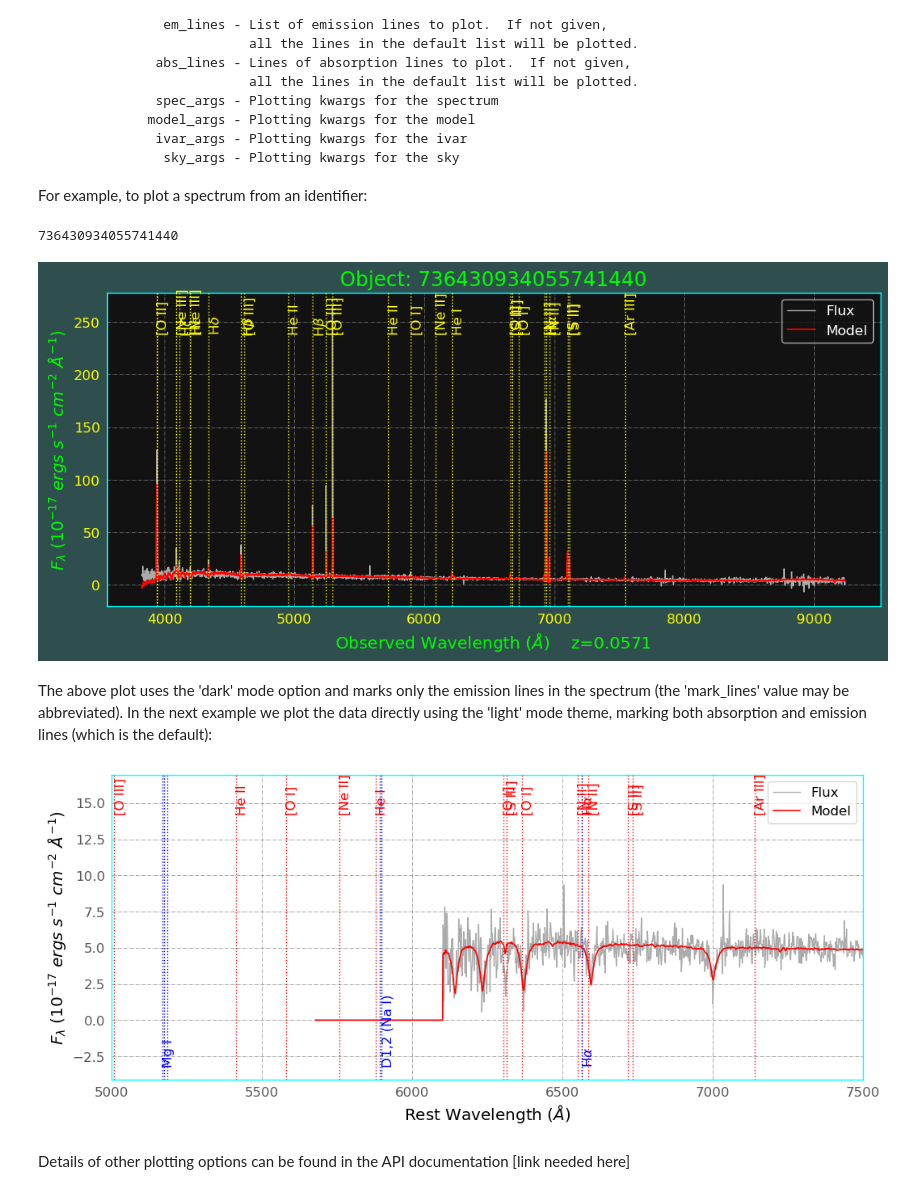
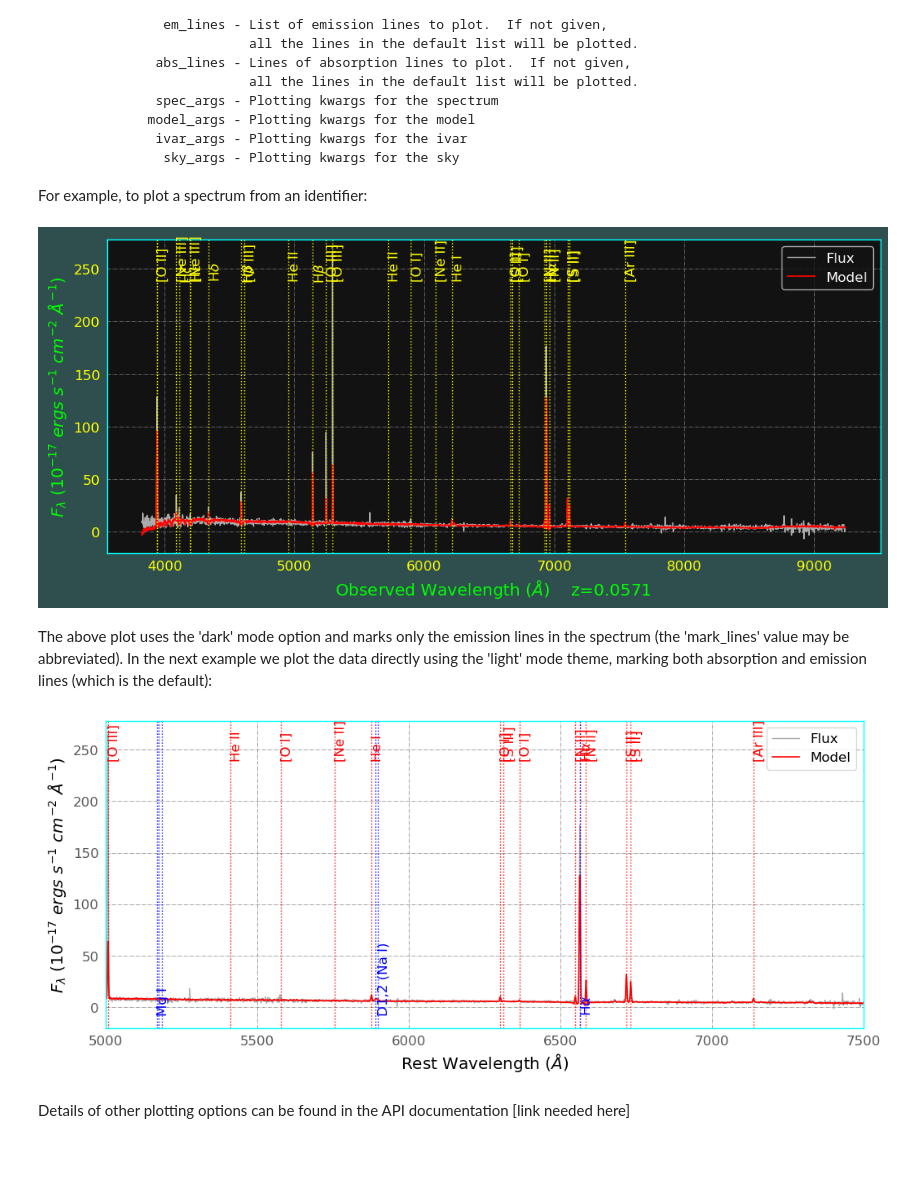
Before and after one commit to mjfitzpatrick/specserver, a Jupyter notebook: doc/How_to_use_the_Spectral_Data_Client.ipynb, the cells around one changed output. Drawn from its saved outputs; the diff is of its cells as text; code cells hidden in the pictures; blank space fills up the shorter version.

```diff
--- a/doc/How_to_use_the_Spectral_Data_Client.ipynb
+++ b/doc/How_to_use_the_Spectral_Data_Client.ipynb
@@ -156,7 +156,7 @@ from matplotlib import pyplot as plt
 # Data Lab imports
 #from dl import specClient as spec         # primary spectral data client interface        # DEV UNCOMMENT
 import specClient as spec                 # when using the specClient.py file directly     # DEV DELETE ME
-#spec.set_svc_url('http://gp07.datalab.noao.edu:6998/spec')                                 # DEV DELETE ME
+spec.set_svc_url('http://gp07.datalab.noao.edu:6998/spec')                                 # DEV DELETE ME
 
 from dl import storeClient                # needed to use virtual storage
 from dl import queryClient                # needed to query Data Lab catalogs
@@ -247,0 +238,8 @@ print(ctx['catalogs'])
+# %%
+# print a list of available contexts
+ctx = spec.list_contexts(context='sdss_dr16')
+print(ctx)
+
+# Change a value of the context in the client interface
+spec.sp_client.context['description'] = 'foo'
+print(spec.sp_client.context)
@@ -746,22 +758,18 @@ For example, to plot a spectrum from an identifier:
 # %%
 # Create a spectrum ID list for the plot
 id_list = spec.query(30.0, 1.0, 25.0, out='', constraint='limit 100')
 spec_id = id_list[2]
-print(spec_id)
-#spec.plot(spec_id, title='Object: '+str(spec_id), figsize=(10,4), values='flux,model',
-spec.plot(spec_id, title='Object: '+str(spec_id), values='flux,model',
-          mark_lines='emission', rest_frame=False, z=0.0570878)
+
+spec.plot(spec_id, values='flux,model', mark_lines='emission', rest_frame=False)
 # %% [output]
-736430934055741440
-[figure, old version]
+[figure, new version]
 # %% [markdown]
 The above plot uses the 'dark' mode option and marks only the emission lines in the spectrum (the 'mark_lines' value may be abbreviated).  In the next example we plot the data directly using the 'light' mode theme, marking both absorption and emission lines (which is the default):
 # %%
 # Plot using a retrieved spectrum
-data[7]['loglam'] = data[7]['loglam'] * (1.0 + 0.0571)      # Shift SDSS loglam to rest frame
-spec.plot(data[7], figsize=(10,5), dark=False, xlim=(5000,7500))
+spec.plot(data[2], figsize=(10,5), dark=False, rest_frame=True, xlim=(5000,7500), z=0.0571)
 # %% [output]
-[figure, old version]
+[figure, new version]
 # %% [markdown]
 Details of other plotting options can be found in the API documentation [link needed here]
 # %% [markdown]
```
Also changed, not shown: parts of 21 cells of this notebook, 1 other file.
